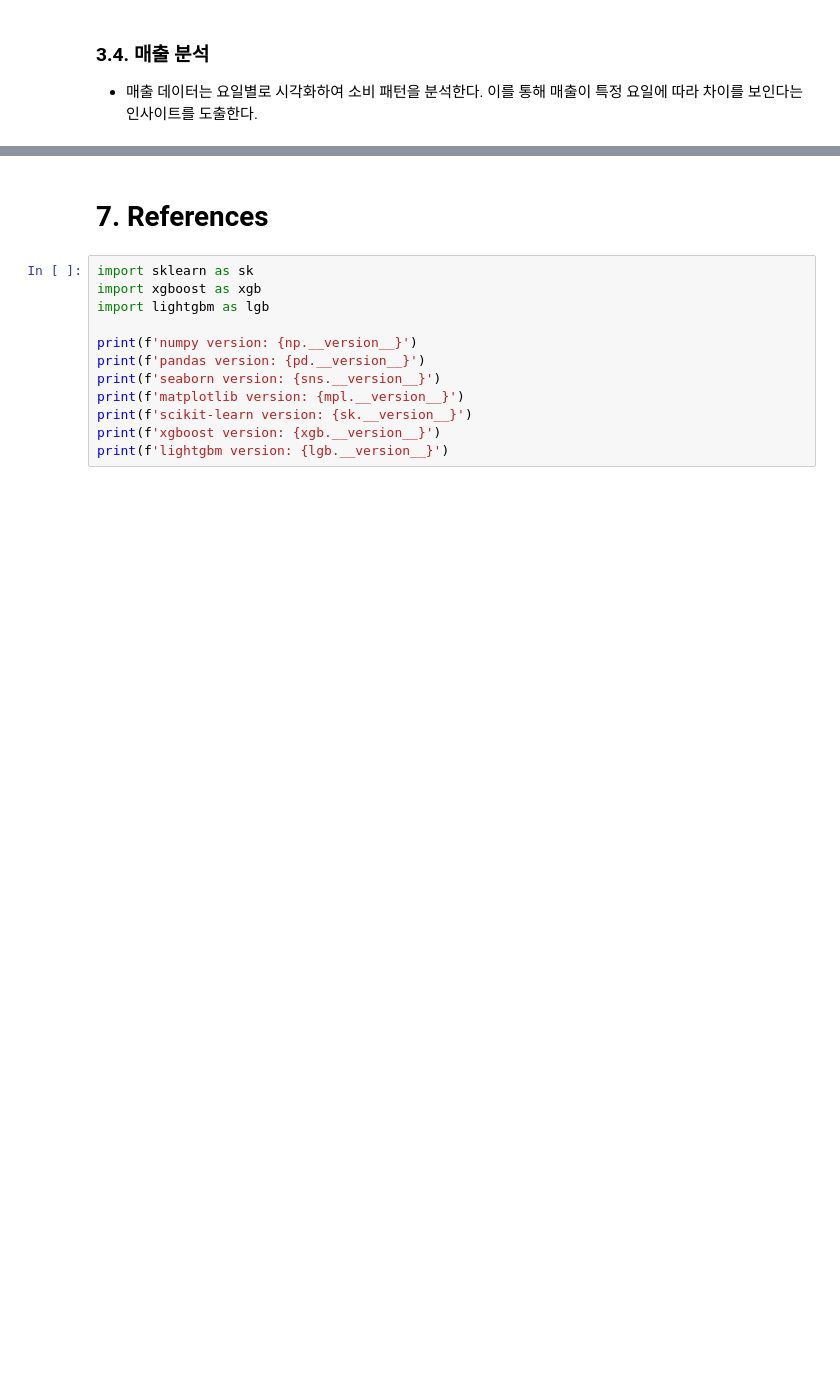
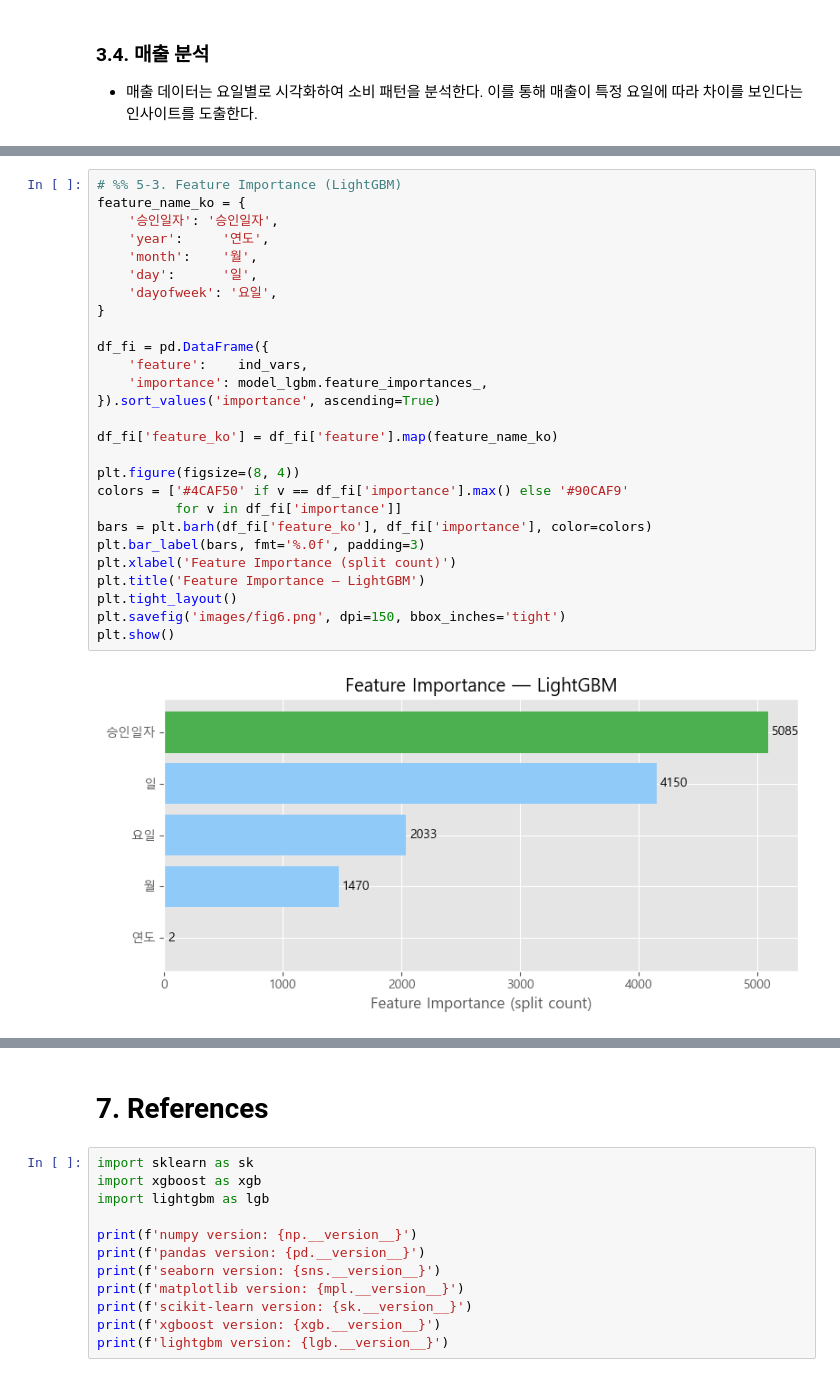
Before and after one commit to akaiuun12/credit-card-sales-forecast, a Jupyter notebook: sales_prediction.ipynb, the cells around one changed output, grey strips where cells are left out. Drawn from its saved outputs; the diff is of its cells as text; blank space fills up the shorter version.

```diff
--- a/sales_prediction.ipynb
+++ b/sales_prediction.ipynb
@@ -567,0 +606,29 @@ CV와 실제 테스트 모두에서 **RandomForest**가 일관된 성능을 보
+# %%
+# %% 5-3. Feature Importance (LightGBM)
+feature_name_ko = {
+    '승인일자': '승인일자',
+    'year':     '연도',
+    'month':    '월',
+    'day':      '일',
+    'dayofweek': '요일',
+}
+
+df_fi = pd.DataFrame({
+    'feature':    ind_vars,
+    'importance': model_lgbm.feature_importances_,
+}).sort_values('importance', ascending=True)
+
+df_fi['feature_ko'] = df_fi['feature'].map(feature_name_ko)
+
+plt.figure(figsize=(8, 4))
+colors = ['#4CAF50' if v == df_fi['importance'].max() else '#90CAF9'
+          for v in df_fi['importance']]
+bars = plt.barh(df_fi['feature_ko'], df_fi['importance'], color=colors)
+plt.bar_label(bars, fmt='%.0f', padding=3)
+plt.xlabel('Feature Importance (split count)')
+plt.title('Feature Importance — LightGBM')
+plt.tight_layout()
+plt.savefig('images/fig6.png', dpi=150, bbox_inches='tight')
+plt.show()
+# %% [output]
+[figure, added]
```
Also changed, not shown: parts of 27 cells of this notebook, 8 other files.
